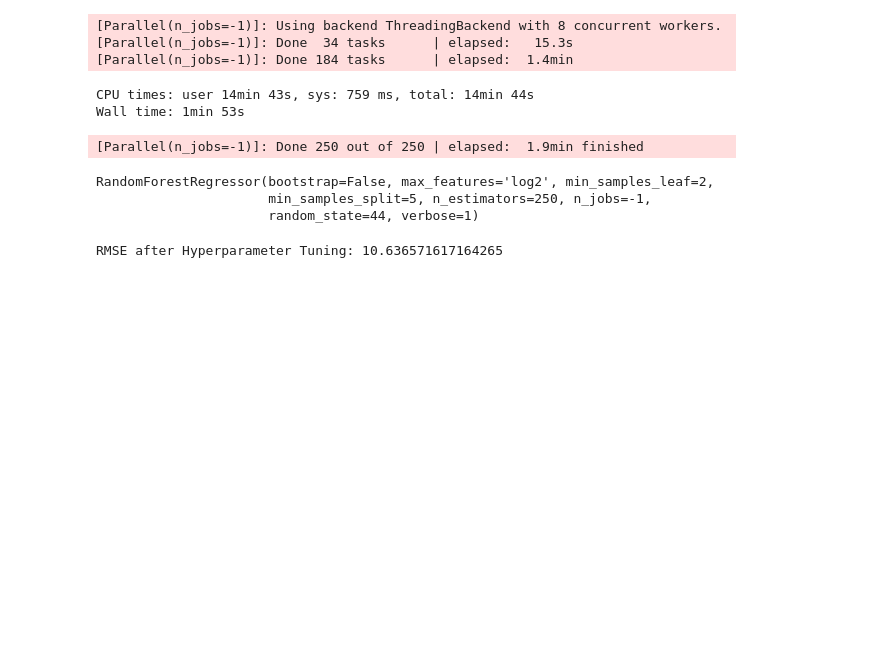
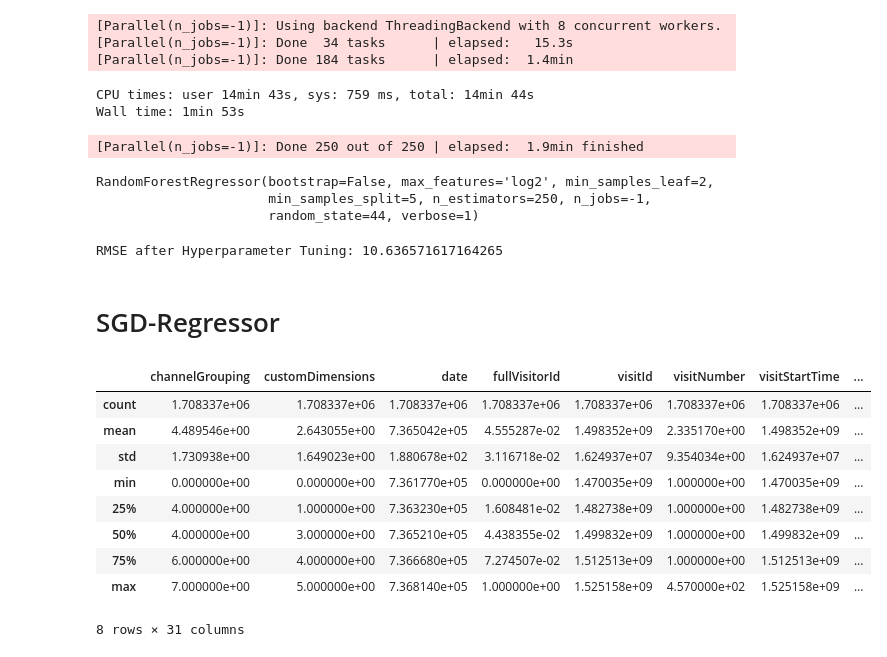
Before and after one commit to GK4444/google-revenue-prediction, a Jupyter notebook: main.ipynb, the cells around one changed output. Cells and saved outputs as stored; diff of their text form; code cells hidden in the pictures; blank space fills up the shorter version.

```diff
--- a/main.ipynb
+++ b/main.ipynb
@@ -1095,0 +1125,17 @@ for col in numeric_feat:
+# %%
+%%time
+# normalise numeric data
+numeric_feat = ['fullVisitorId','totals.hits','totals.pageviews','totals.timeOnSite', 'totals.transactions',
+                'totals.transactionRevenue', 'totals.sessionQualityDim']
+from sklearn.preprocessing import MinMaxScaler
+for feature in numeric_feat:
+    if feature != 'totals.transactionRevenue':
+        # initialize standardScaler object
+        scaler = MinMaxScaler()
+        # fit the scaler object to train data
+        scaler.fit(train_df[feature].values.reshape(-1, 1))
+
+        # transform numeric features using trained scaler object
+        train_df[feature] = scaler.transform(train_df[feature].values.reshape(-1, 1))
+        test_df[feature] = scaler.transform(test_df[feature].values.reshape(-1, 1))
+        print(f'Normalised {feature}')
@@ -1205,11 +1260,11 @@ Wall time: 4min 28s
 # %% [markdown]
 # saving encoded dataframes
 # %%
-%%time
-with open('../train_encoded.pickle','wb') as f:
-    pickle.dump(train_df, f)
-with open('../test_encoded.pickle','wb') as f:
-    pickle.dump(test_df, f)
+# %%time
+# with open('../train_encoded.pickle','wb') as f:
+#     pickle.dump(train_df, f)
+# with open('../test_encoded.pickle','wb') as f:
+#     pickle.dump(test_df, f)
 # %% [output]
 CPU times: user 145 ms, sys: 549 ms, total: 695 ms
 Wall time: 4.29 s
@@ -1395,3 +1456,5 @@ RMSE after Hyperparameter Tuning: 10.636571617164265
 # saving rf model after hyperparameter tuning
 with open('../best_rf_model.pickle','wb') as f:
     pickle.dump(best_rf_model, f)
+# %% [markdown]
+# SGD-Regressor
@@ -1397,0 +1472,13 @@ with open('../best_rf_model.pickle','wb') as f:
+# %%
+train_df.describe()
+# %% [output]
+|  | channelGrouping | customDimensions | date | fullVisitorId | visitId | visitNumber | visitStartTime | ... |
+| count | 1.708337e+06 | 1.708337e+06 | 1.708337e+06 | 1.708337e+06 | 1.708337e+06 | 1.708337e+06 | 1.708337e+06 | ... |
+| mean | 4.489546e+00 | 2.643055e+00 | 7.365042e+05 | 4.555287e-02 | 1.498352e+09 | 2.335170e+00 | 1.498352e+09 | ... |
+| std | 1.730938e+00 | 1.649023e+00 | 1.880678e+02 | 3.116718e-02 | 1.624937e+07 | 9.354034e+00 | 1.624937e+07 | ... |
+| min | 0.000000e+00 | 0.000000e+00 | 7.361770e+05 | 0.000000e+00 | 1.470035e+09 | 1.000000e+00 | 1.470035e+09 | ... |
+| 25% | 4.000000e+00 | 1.000000e+00 | 7.363230e+05 | 1.608481e-02 | 1.482738e+09 | 1.000000e+00 | 1.482738e+09 | ... |
+| 50% | 4.000000e+00 | 3.000000e+00 | 7.365210e+05 | 4.438355e-02 | 1.499832e+09 | 1.000000e+00 | 1.499832e+09 | ... |
+| 75% | 6.000000e+00 | 4.000000e+00 | 7.366680e+05 | 7.274507e-02 | 1.512513e+09 | 1.000000e+00 | 1.512513e+09 | ... |
+| max | 7.000000e+00 | 5.000000e+00 | 7.368140e+05 | 1.000000e+00 | 1.525158e+09 | 4.570000e+02 | 1.525158e+09 | ... |
+8 rows × 31 columns
```
Also changed, not shown: parts of 20 cells of this notebook.
